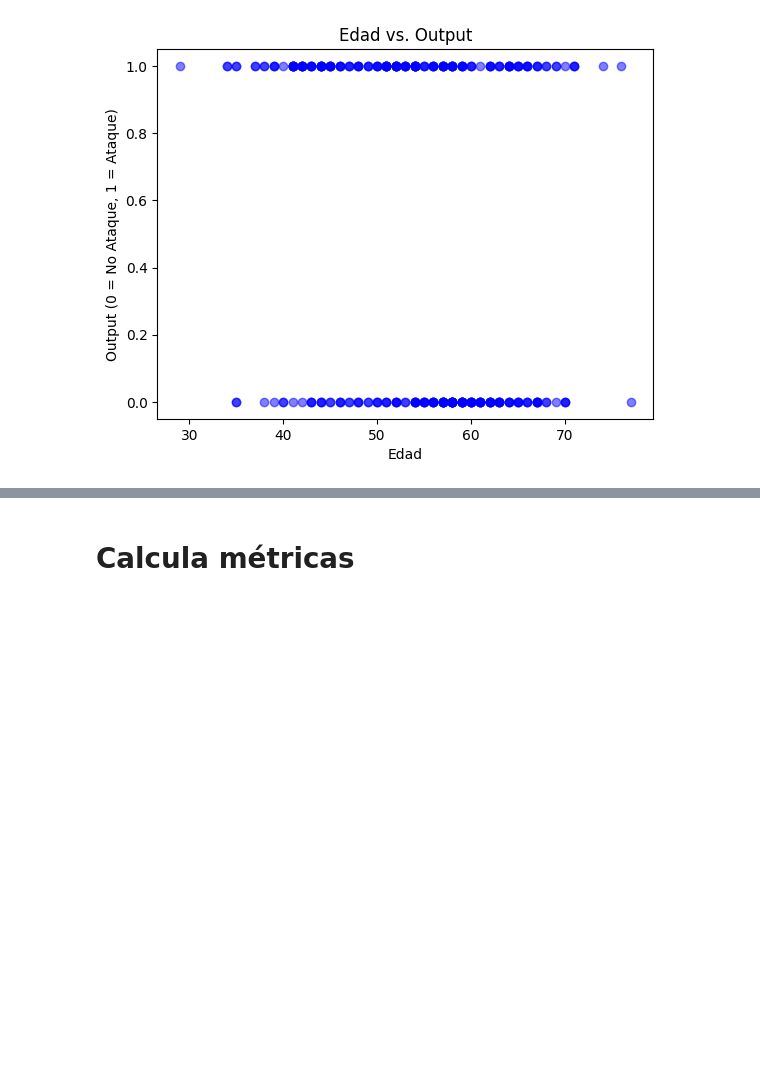
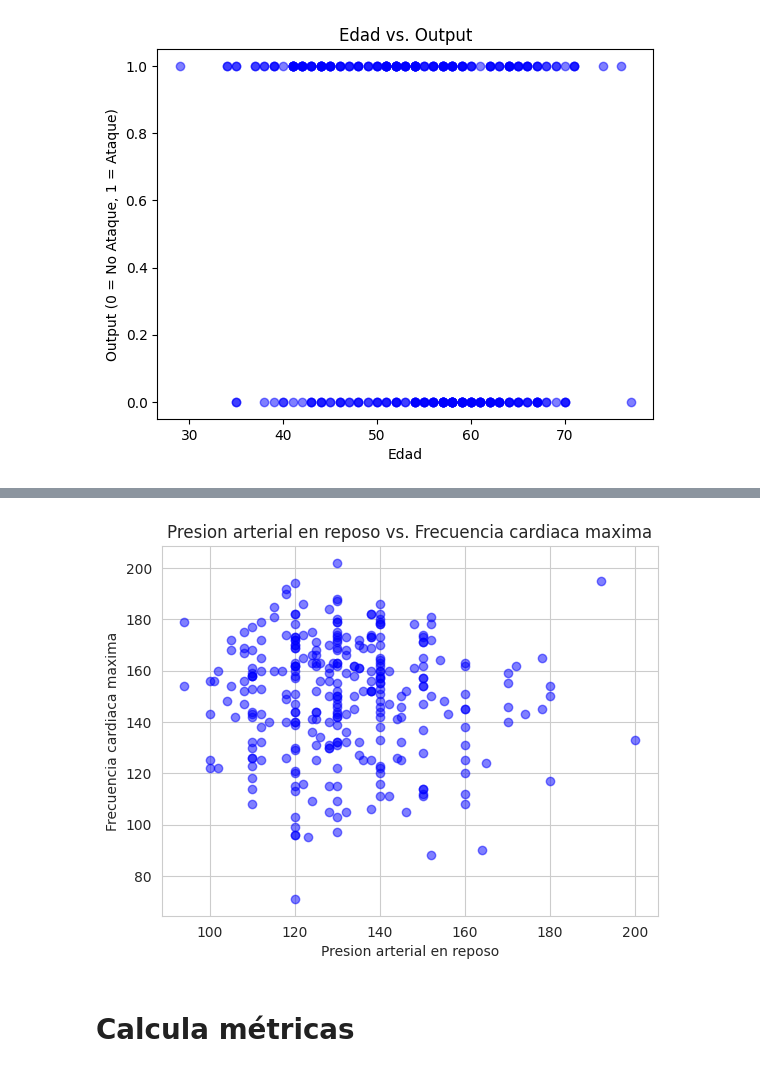
Before and after one commit to renemorenow/MachineLearning2, a Jupyter notebook: Prog_Basica_Python/Infarto_de_miocardio.ipynb, the cells around one changed output, grey strips where cells are left out. Drawn from its saved outputs; the diff is of its cells as text; code cells hidden in the pictures; blank space fills up the shorter version.

```diff
--- a/Prog_Basica_Python/Infarto_de_miocardio.ipynb
+++ b/Prog_Basica_Python/Infarto_de_miocardio.ipynb
@@ -229,3 +335,22 @@ plt.show()
+# %%
+# Variables: "presion" y "output"
+Presion = df['trtbps']
+FrecMax = df['thalachh']
+
+
+# Crear el gráfico de dispersión
+plt.scatter(Presion, FrecMax, color='blue', alpha=0.5)
+
+# Personalización del gráfico
+plt.title("Presion arterial en reposo vs. Frecuencia cardiaca maxima")
+plt.xlabel("Presion arterial en reposo")
+plt.ylabel("Frecuencia cardiaca maxima")
+
+
+# Mostrar el gráfico
+plt.show()
+# %% [output]
+[figure, added]
 # %% [markdown]
 # Calcula métricas
 # %%
```
Also changed, not shown: parts of 4 cells of this notebook.
